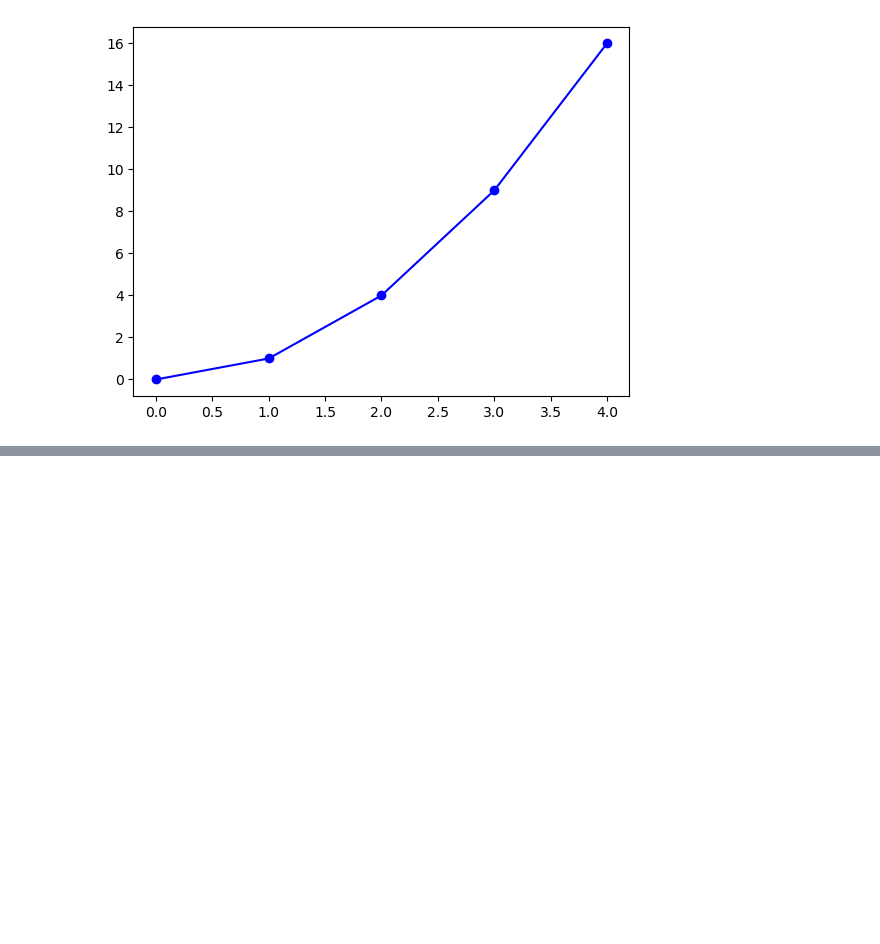
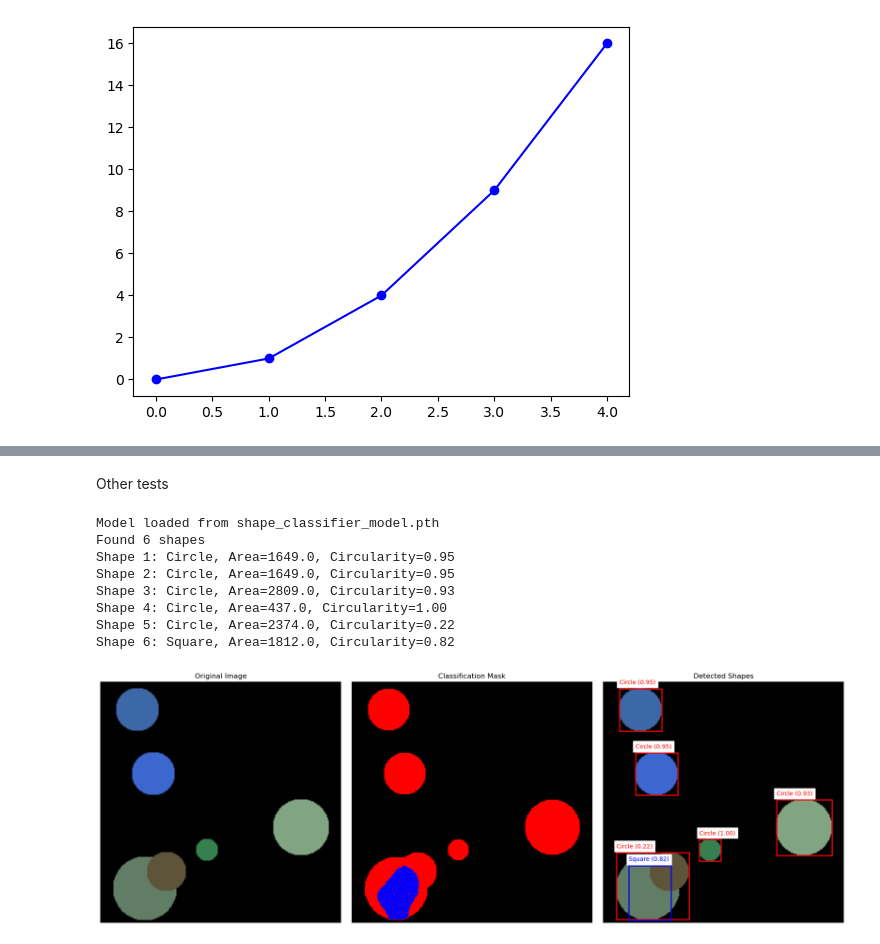
Before and after one commit to BBotzer/unet_tests, a Jupyter notebook: circle_squares_category.ipynb, the cells around one changed output, grey strips where cells are left out. Drawn from its saved outputs; the diff is of its cells as text; code cells hidden in the pictures; blank space fills up the shorter version.

Commit message:
updated to load model and infer on new dataset

```diff
--- a/circle_squares_category.ipynb
+++ b/circle_squares_category.ipynb
@@ -504,0 +495,2 @@ Shape 3: Square, Area=1684.0, Circularity=0.74
+# %% [markdown]
+Other tests
@@ -504,0 +584,21 @@ Shape 3: Square, Area=1684.0, Circularity=0.74
+# %%
+test_image_path = "synthetic_data\images\circle_0015.png"
+pred_mask, objects = load_model_and_infer(model_path="shape_classifier_model.pth", image_path=test_image_path)
+
+print(f"Found {len(objects)} shapes")
+for i, obj in enumerate(objects):
+    print(f"Shape {i+1}: {obj['class_name']}, "
+            f"Area={obj['area']}, Circularity={obj['circularity']:.2f}")
+
+# 6. Visualize results
+visualize_shape_classification(test_image_path, pred_mask, objects)
+# %% [output]
+Model loaded from shape_classifier_model.pth
+Found 6 shapes
+Shape 1: Circle, Area=1649.0, Circularity=0.95
+Shape 2: Circle, Area=1649.0, Circularity=0.95
+Shape 3: Circle, Area=2809.0, Circularity=0.93
+Shape 4: Circle, Area=437.0, Circularity=1.00
+Shape 5: Circle, Area=2374.0, Circularity=0.22
+Shape 6: Square, Area=1812.0, Circularity=0.82
+[figure, added]
```
Also changed, not shown: parts of 2 cells of this notebook.
